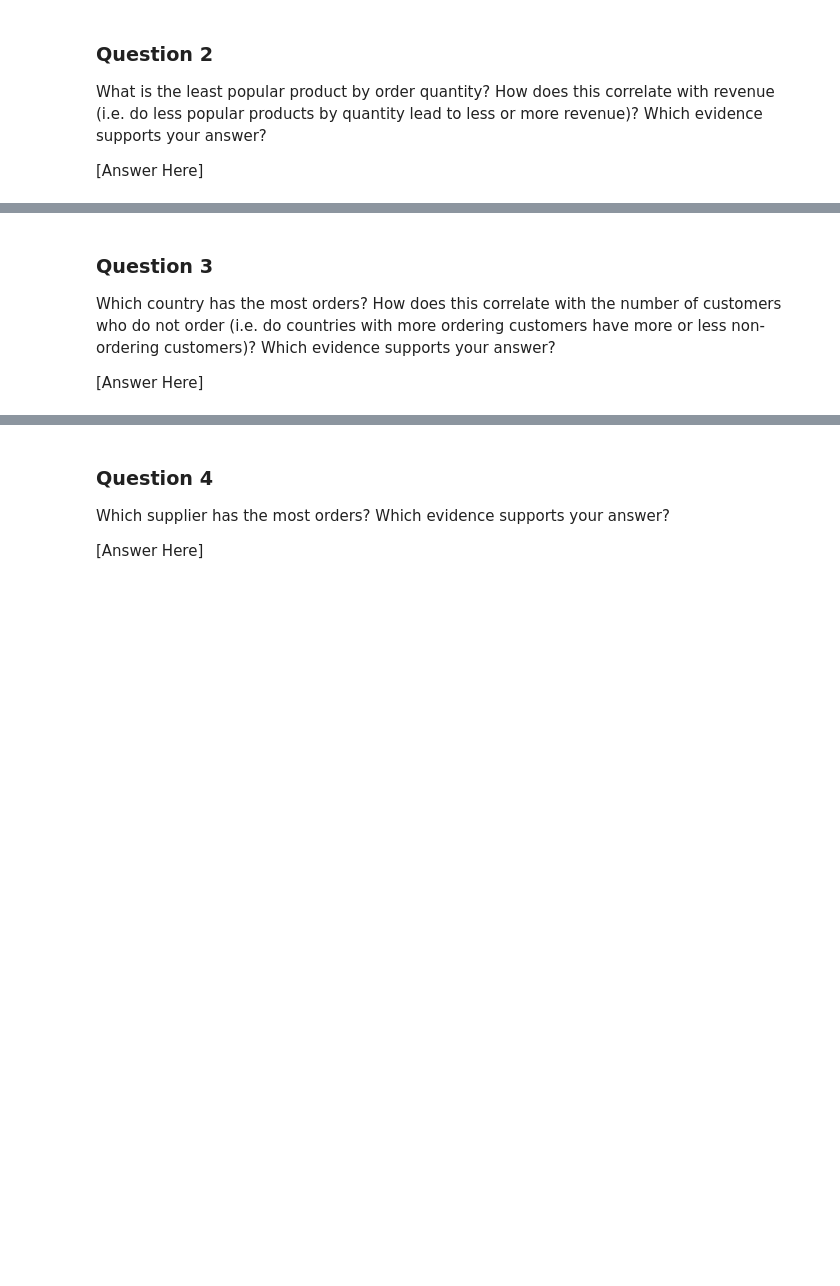
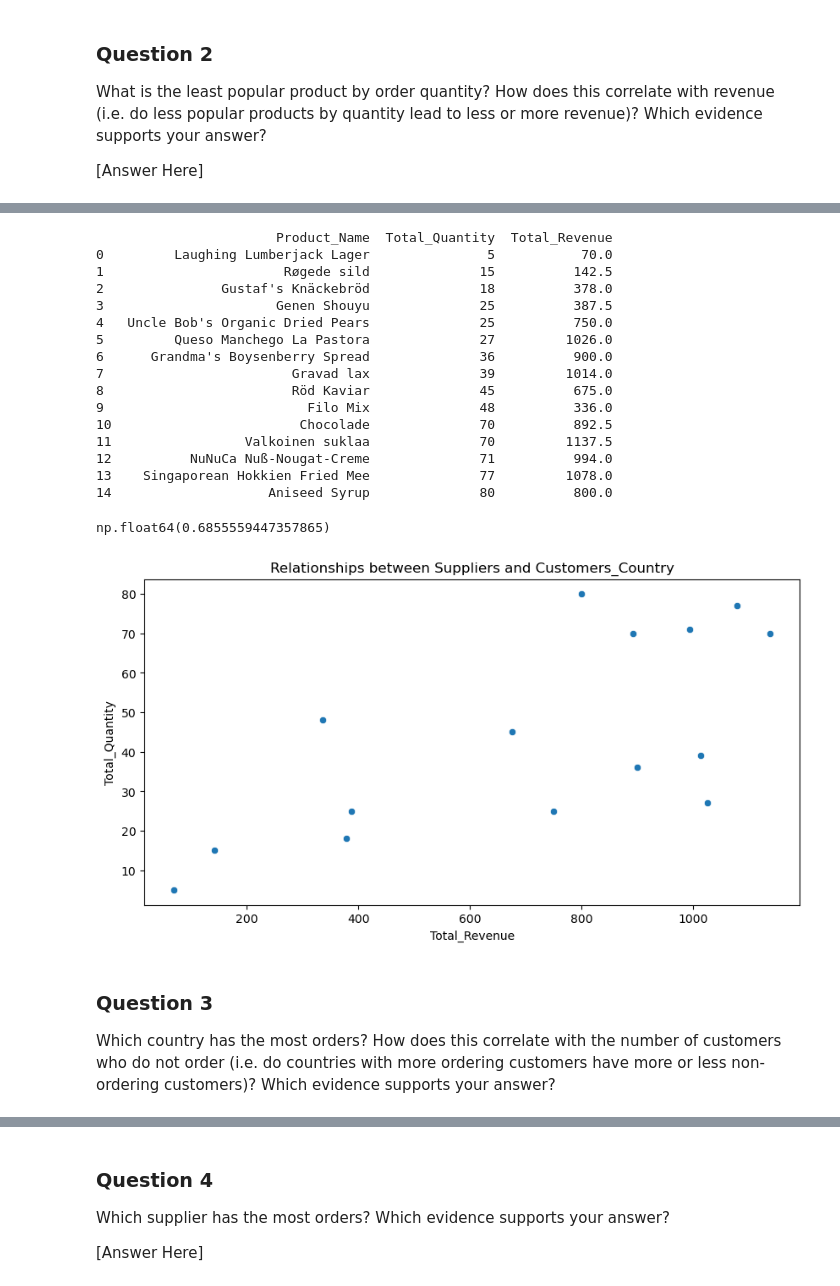
Before and after one commit to NadyaT-hub/Ad-Hoc-Food-Report, a Jupyter notebook: adhoc-sql/adhoc_report.ipynb, the cells around one changed output, grey strips where cells are left out. Drawn from its saved outputs; the diff is of its cells as text; code cells hidden in the pictures; blank space fills up the shorter version.

```diff
--- a/adhoc-sql/adhoc_report.ipynb
+++ b/adhoc-sql/adhoc_report.ipynb
@@ -126,13 +127,13 @@ print(rows)
 [('Laughing Lumberjack Lager', 5), ('Røgede sild', 15), ("Gustaf's Knäckebröd", 18), ('Mishi Kobe Niku', 20), ('Genen Shouyu', 25), ("Uncle Bob's Organic Dried Pears", 25), ('Queso Manchego La Pastora ...
 # %%
 # TODO: Convert your list of tuples to a dataframe
-df = pd.DataFrame(rows, columns=['Product_Name', 'Total_Quantity'])
+df_least_popular_products_orders = pd.DataFrame(rows, columns=['Product_Name', 'Total_Quantity'])
 print("\nDataFrame:")
 
 
 # TODO: Generate a visualization on this dataframe
 plt.figure(figsize=(10,6))
-sns.barplot(x='Total_Quantity', y='Product_Name', data=df, hue='Product_Name', legend=False, palette='muted')
+sns.barplot(x='Total_Quantity', y='Product_Name', data=df_least_popular_products_orders, hue='Product_Name', legend=False, palette='muted')
 
 plt.title('Least Popular Products by Quantity (limited by 20)')
 plt.xlabel('Product Name')
@@ -166,12 +167,12 @@ print(rows)
 [('Laughing Lumberjack Lager', 70), ('Røgede sild', 142.5), ('Filo Mix', 336), ("Gustaf's Knäckebröd", 378), ('Genen Shouyu', 387.5), ('Konbu', 552), ('Röd Kaviar', 675), ('Guaraná Fantástica', 711.0) ...
 # %%
 # TODO: Convert your list of tuples to a dataframe
-df = pd.DataFrame(rows, columns=['Product_Name', 'Total_Revenue'])
+df_least_popular_products_revenue = pd.DataFrame(rows, columns=['Product_Name', 'Total_Revenue'])
 
 
 # TODO: Generate a visualization on this dataframe
 plt.figure(figsize=(10,6))
-sns.barplot(x='Total_Revenue', y='Product_Name', data=df, hue='Product_Name', legend=False, palette='muted')
+sns.barplot(x='Total_Revenue', y='Product_Name', data=df_least_popular_products_revenue, hue='Product_Name', legend=False, palette='muted')
 
 plt.title('Least Popular Products by Revenue (limited by 20)')
 plt.xlabel('Total_Revenue')
@@ -312,6 +364,35 @@ What is the least popular product by order quantity? How does this correlate wit
+# %%
+# Merging 2 existing dataframes on Product_Name to apply Pearson correlation coefficient
+df_merged_revenue = pd.merge(df_least_popular_products_orders, df_least_popular_products_revenue, on='Product_Name', how='inner')
+print(df_merged_revenue)
+
+# Creating scatterplot to see the relationships between least popular products by revenue and orders
+fig, axes = plt.subplots(figsize=(10, 5))
+sns.scatterplot(x='Total_Revenue', y='Total_Quantity', data=df_merged_revenue)
+plt.title('Relationships between Suppliers and Customers_Country')
+
+# calculating pearson's coefficient on merged dataframe
+df_merged_revenue['Total_Revenue'].corr(df_merged_revenue['Total_Quantity'])
+# %% [output]
+                       Product_Name  Total_Quantity  Total_Revenue
+0         Laughing Lumberjack Lager               5           70.0
+1                       Røgede sild              15          142.5
+2               Gustaf's Knäckebröd              18          378.0
+3                      Genen Shouyu              25          387.5
+4   Uncle Bob's Organic Dried Pears              25          750.0
+5         Queso Manchego La Pastora              27         1026.0
+6      Grandma's Boysenberry Spread              36          900.0
+7                        Gravad lax              39         1014.0
+8                        Röd Kaviar              45          675.0
+9                          Filo Mix              48          336.0
+10                        Chocolade              70          892.5
+11                 Valkoinen suklaa              70         1137.5
+12          NuNuCa Nuß-Nougat-Creme              71          994.0
+13    Singaporean Hokkien Fried Mee              77         1078.0
+14                    Aniseed Syrup              80          800.0
+np.float64(0.6855559447357865)
+[figure, added]
 # %% [markdown]
 ### Question 3
 
 Which country has the most orders? How does this correlate with the number of customers who do not order (i.e. do countries with more ordering customers have more or less non-ordering customers)? Which evidence supports your answer?
-
-[Answer Here]
```
Also changed, not shown: parts of 18 cells of this notebook.
